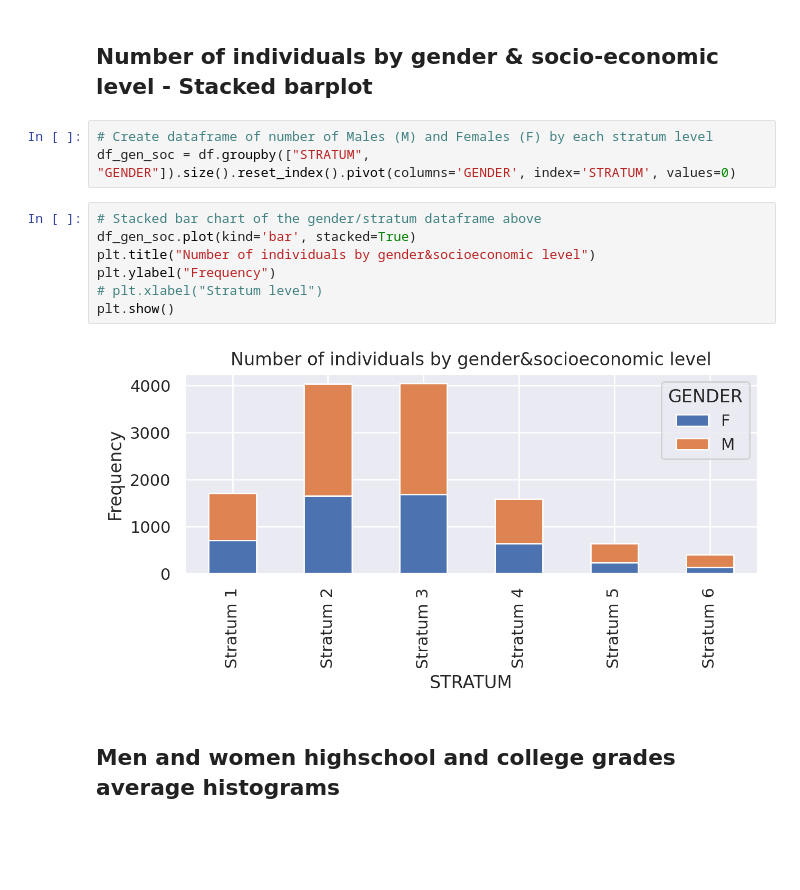
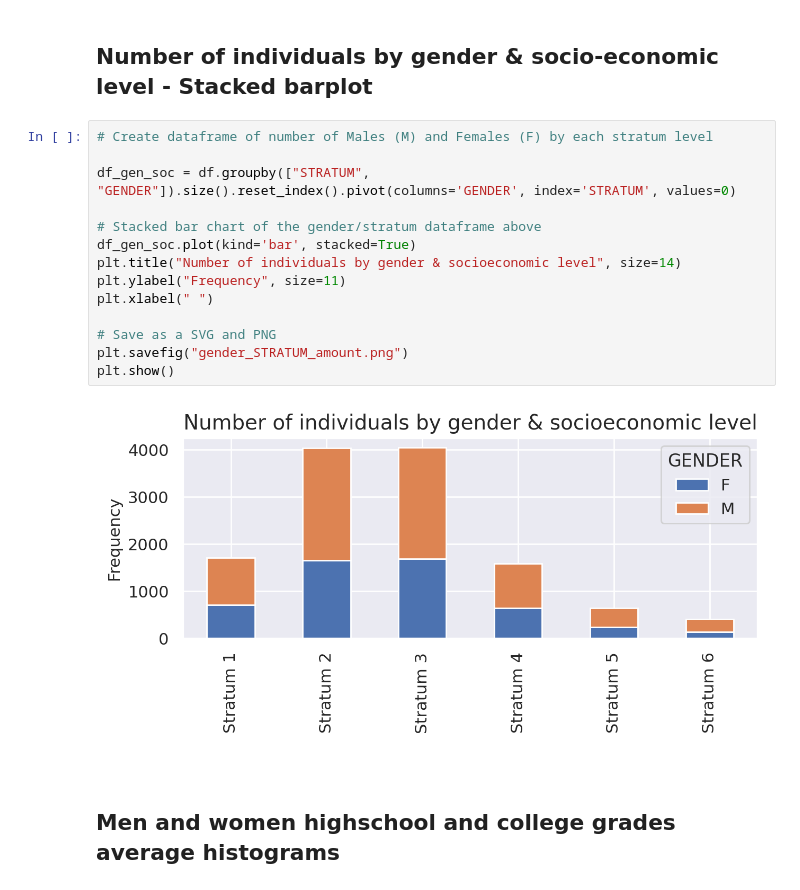
Before and after one commit to s183910/Bachelor_Gabi_Kat, a Jupyter notebook: Notebooks/Basic_dists/descriptive stats_2.ipynb, the cells around one changed output. Cells and saved outputs as stored; diff of their text form; blank space fills up the shorter version.

```diff
--- a/Notebooks/Basic_dists/descriptive stats_2.ipynb
+++ b/Notebooks/Basic_dists/descriptive stats_2.ipynb
@@ -105,16 +107,20 @@ ax.yaxis.set_tick_params(labelsize=8)
 ## Number of individuals by gender & socio-economic level - Stacked barplot
 # %%
 # Create dataframe of number of Males (M) and Females (F) by each stratum level
+
 df_gen_soc = df.groupby(["STRATUM", "GENDER"]).size().reset_index().pivot(columns='GENDER', index='STRATUM', values=0)
+
+# Stacked bar chart of the gender/stratum dataframe above
+df_gen_soc.plot(kind='bar', stacked=True)
+plt.title("Number of individuals by gender & socioeconomic level", size=14)
+plt.ylabel("Frequency", size=11)
+plt.xlabel(" ")
+
+# Save as a SVG and PNG
+plt.savefig("gender_STRATUM_amount.png")
+plt.show()
+# %% [output]
+[figure, added]
-# %%
-# Stacked bar chart of the gender/stratum dataframe above
-df_gen_soc.plot(kind='bar', stacked=True)
-plt.title("Number of individuals by gender&socioeconomic level")
-plt.ylabel("Frequency")
-# plt.xlabel("Stratum level")
-plt.show()
-# %% [output]
-[figure, removed]
 # %% [markdown]
 ## Men and women highschool and college grades average histograms
 # %%
```
Also changed, not shown: parts of 10 cells of this notebook, 8 other files.
